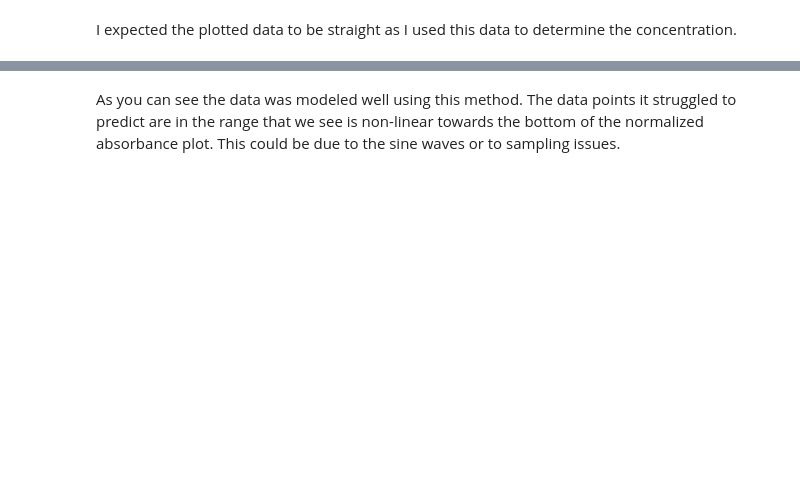
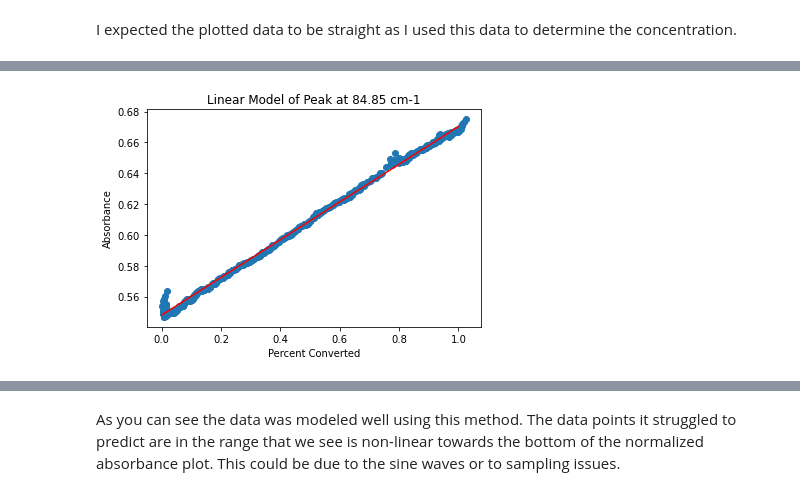
Before and after one commit to michaellaephillips/THzProject, a Jupyter notebook: THzProject.ipynb, the cells around one changed output, grey strips where cells are left out. Cells and saved outputs as stored; diff of their text form; code cells hidden in the pictures; blank space fills up the shorter version.

```diff
--- a/THzProject.ipynb
+++ b/THzProject.ipynb
@@ -405,9 +403,11 @@ LR.score(X_train, y_train, sample_weight=None)
 # %%
 _=plt.scatter(X_train,y_train)
 _=plt.plot(xs,ys, color = 'red')
-plt.ylabel('Absorbance')
-plt.xlabel('Percent Converted')
-plt.title('Linear Model of Peak at 84.85 cm-1')
+_=plt.ylabel('Absorbance')
+_=plt.xlabel('Percent Converted')
+_=plt.title('Linear Model of Peak at 84.85 cm-1')
+plt.savefig('linearmodel.png')
 plt.show()
-plt.savefig('linearmodel.png')
+# %% [output]
+[figure, added]
 # %%
```
Also changed, not shown: parts of 7 cells of this notebook, 1 other file.
